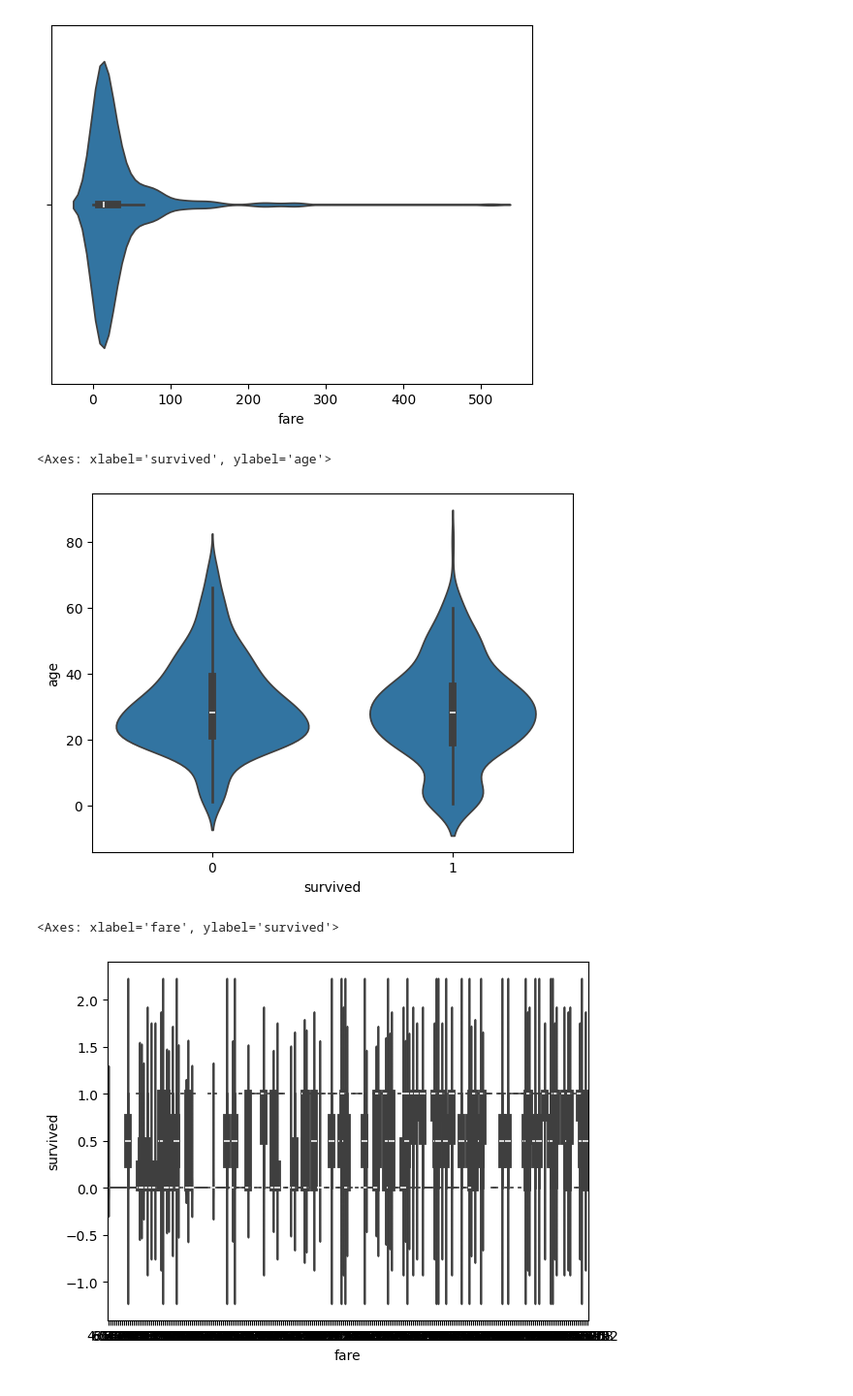
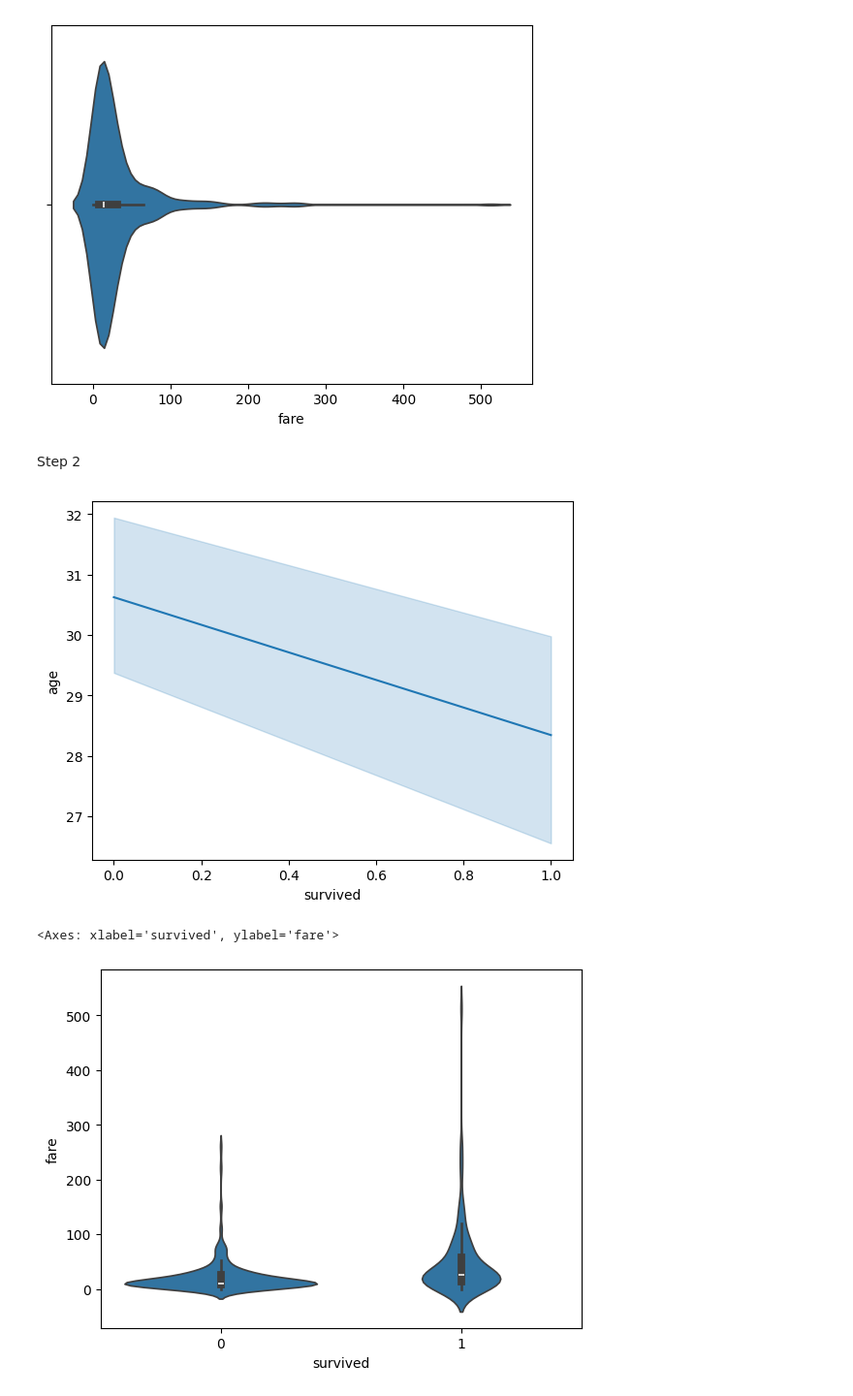
Before and after one commit to Dharanir31/OpenAI, a Jupyter notebook: Sep24_002_EDA_Visuals.ipynb, the cells around one changed output. Shown: that part at 97% size. Saved outputs shown, nothing was run; the diff lists cells and outputs as text; code cells hidden in the pictures.

```diff
--- a/Sep24_002_EDA_Visuals.ipynb
+++ b/Sep24_002_EDA_Visuals.ipynb
@@ -309,13 +305,14 @@ sns.violinplot(data=ti, x='fare')
 # %% [output]
 <Axes: xlabel='fare'>
 [figure]
+# %% [markdown]
+Step 2
 # %%
-sns.violinplot(data=ti, x='survived',y='age')
+sns.lineplot(data=ti, x='survived', y='age');
 # %% [output]
-<Axes: xlabel='survived', ylabel='age'>
-[figure, old version]
+[figure, new version]
 # %%
-sns.violinplot(data=ti, x='fare',y='survived')
+sns.violinplot(data=ti, x='survived',y='fare')
 # %% [output]
-<Axes: xlabel='fare', ylabel='survived'>
+<Axes: xlabel='survived', ylabel='fare'>
-[figure, old version]
+[figure, new version]
```
Also changed, not shown: parts of 14 cells of this notebook.
